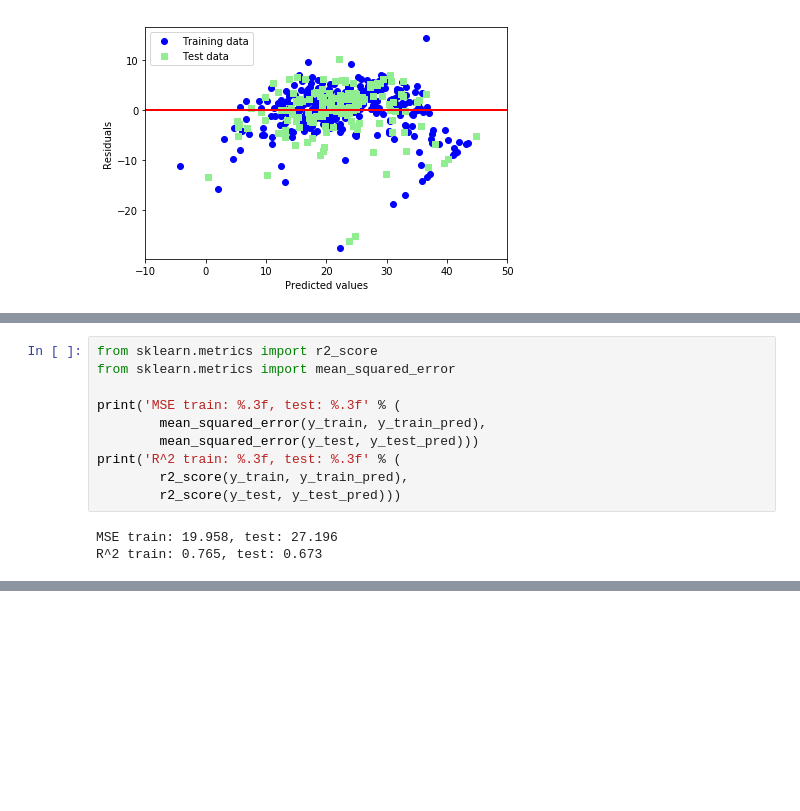
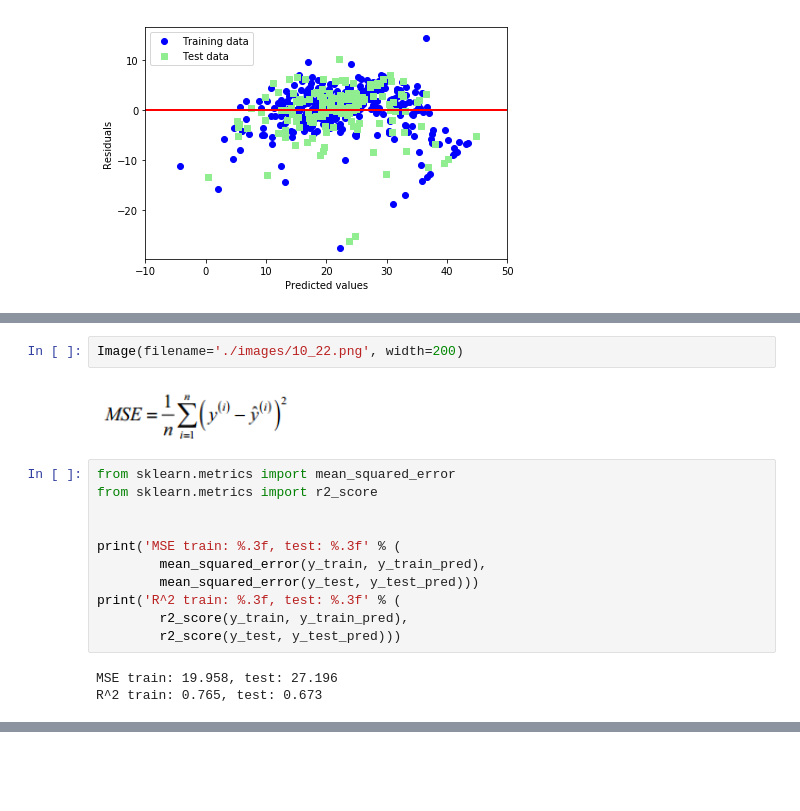
Before and after one commit to rnder/python-machine-learning-book, a Jupyter notebook: code/ch10/ch10-kor.ipynb, the cells around one changed output, grey strips where cells are left out. Cells and saved outputs as stored; diff of their text form; blank space fills up the shorter version.

Commit message:
added images

```diff
--- a/code/ch10/ch10-kor.ipynb
+++ b/code/ch10/ch10-kor.ipynb
@@ -459,6 +502,11 @@ plt.show()
+# %%
+Image(filename='./images/10_22.png', width=200)
+# %% [output]
+[figure, added]
 # %%
+from sklearn.metrics import mean_squared_error
 from sklearn.metrics import r2_score
-from sklearn.metrics import mean_squared_error
+
 
 print('MSE train: %.3f, test: %.3f' % (
         mean_squared_error(y_train, y_train_pred),
```
Also changed, not shown: parts of 20 cells of this notebook, 8 other files.
